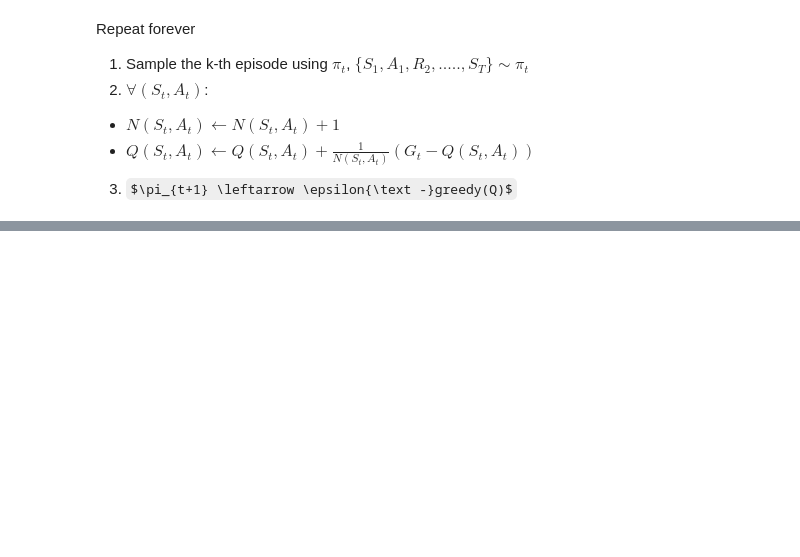
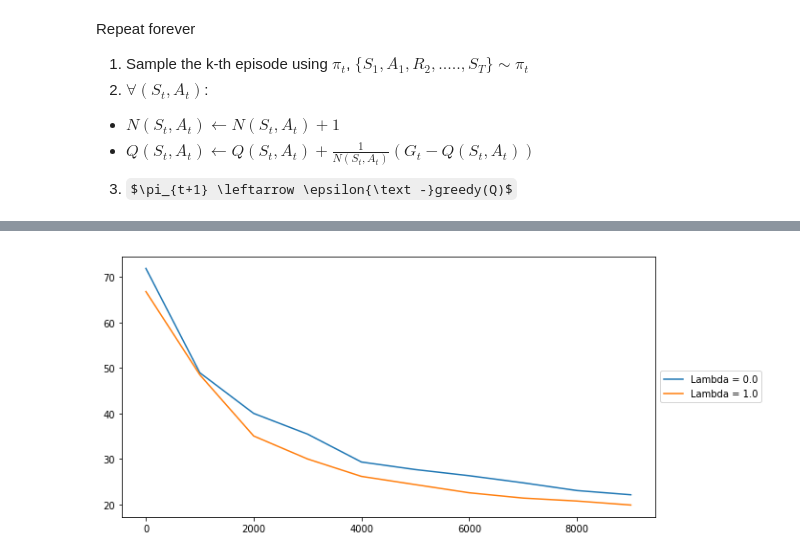
Before and after one commit to lionadis/Easy21, a Jupyter notebook: Easy21.ipynb, the cells around one changed output, grey strips where cells are left out. Saved outputs shown, nothing was run; the diff lists cells and outputs as text; code cells hidden in the pictures; some formulas as TeX source; blank space fills up the shorter version.

```diff
--- a/Easy21.ipynb
+++ b/Easy21.ipynb
@@ -220,0 +341,8 @@ plot_value_function("MC ", agent.value_function())
+# %%
+def plot_mse_against_number_of_episodes(mses, lambdas, total_iterations, eval_iterations):
+  x_range = np.arange(0, total_iterations, eval_iterations)
+  plt.figure("MSE against number of episodes", figsize=(10, 5))
+  for idx, _lambda in enumerate(lambdas):
+    plt.plot(x_range, mses[idx], label="Lambda = {}".format(_lambda))
+  plt.legend(loc='center left', bbox_to_anchor=(1, 0.5))
+  plt.show()
@@ -220,0 +353,4 @@ plot_value_function("MC ", agent.value_function())
+# %%
+plot_mse_against_number_of_episodes([mses[0], mses[-1]], [lambdas[0], lambdas[-1]], TOTAL_ITERATION, EVAL_ITERATION)
+# %% [output]
+[figure, added]
```
Also changed, not shown: parts of 21 cells of this notebook.
